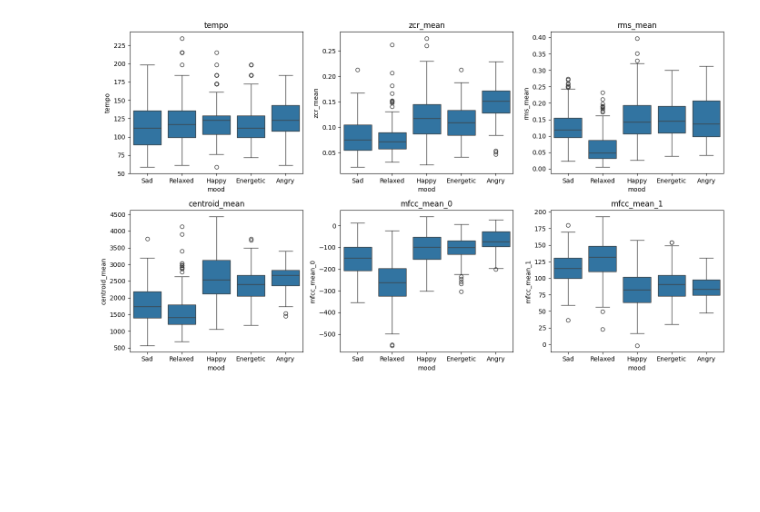
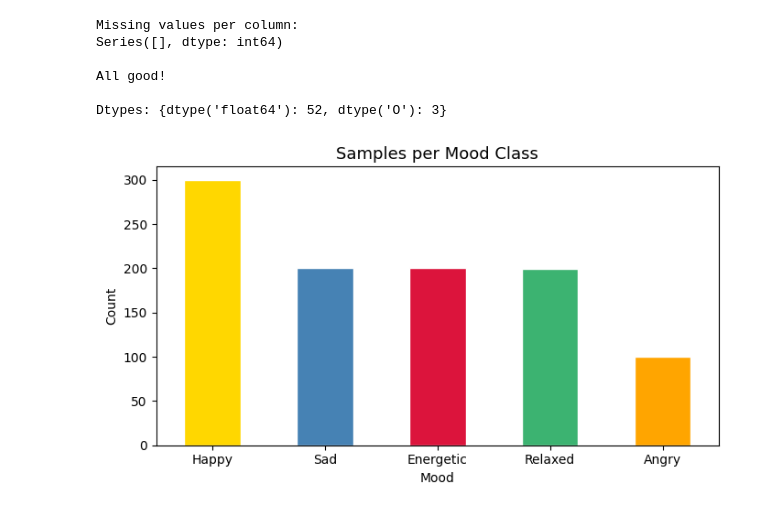
Before and after one commit to Sivasangar2006/musical-mood-classifier, a Jupyter notebook: notebooks/01_eda.ipynb, the cells around one changed output. Saved outputs shown, nothing was run; the diff lists cells and outputs as text; code cells hidden in the pictures; blank space fills up the shorter version.

```diff
--- a/notebooks/01_eda.ipynb
+++ b/notebooks/01_eda.ipynb
@@ -35,13 +40,30 @@ Name: count, dtype: int64
 | 4 | blues.00004.wav | blues | Sad | -160.291855 | 126.195770 | -35.602501 | 22.151169 | -32.487640 | ... |
 5 rows × 55 columns
 # %%
-fig, axes = plt.subplots(2, 3, figsize=(14, 8))
-features = ['tempo','zcr_mean','rms_mean','centroid_mean',
-            'mfcc_mean_0','mfcc_mean_1']
-for ax, feat in zip(axes.flat, features):
-    sns.boxplot(data=df, x='mood', y=feat, ax=ax)
-    ax.set_title(feat)
-plt.tight_layout(); plt.show()
+# Missing values?
+print("Missing values per column:")
+print(df.isnull().sum()[df.isnull().sum() > 0])
+print("\nAll good!" if df.isnull().sum().sum() == 0 else "⚠️ Missing values found!")
+
+# Data types
+print(f"\nDtypes: {df.dtypes.value_counts().to_dict()}")
+
+# Class balance
+fig, ax = plt.subplots(figsize=(7, 4))
+df['mood'].value_counts().plot(kind='bar', color=['gold','steelblue','crimson','mediumseagreen','orange'],
+                                ax=ax, edgecolor='white')
+ax.set_title('Samples per Mood Class', fontsize=13)
+ax.set_xlabel('Mood')
+ax.set_ylabel('Count')
+plt.xticks(rotation=0)
+plt.tight_layout()
+plt.show()
 # %% [output]
+Missing values per column:
+Series([], dtype: int64)
+
+All good!
+
+Dtypes: {dtype('float64'): 52, dtype('O'): 3}
-[figure, old version]
+[figure, new version]
 # %%
```
Also changed, not shown: parts of 8 cells of this notebook, 26 other files.
